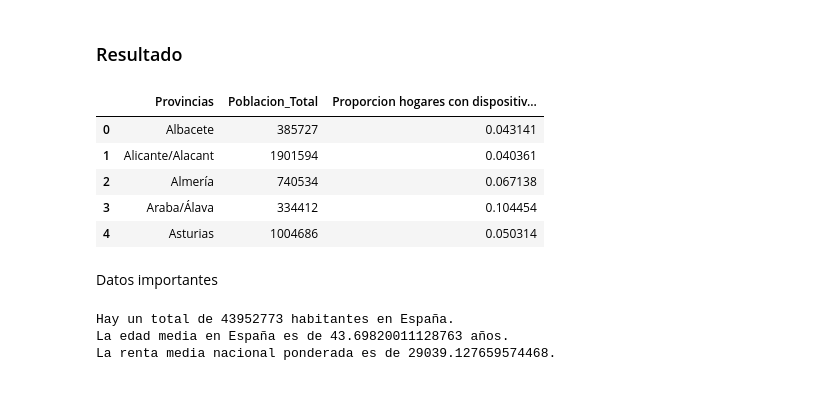
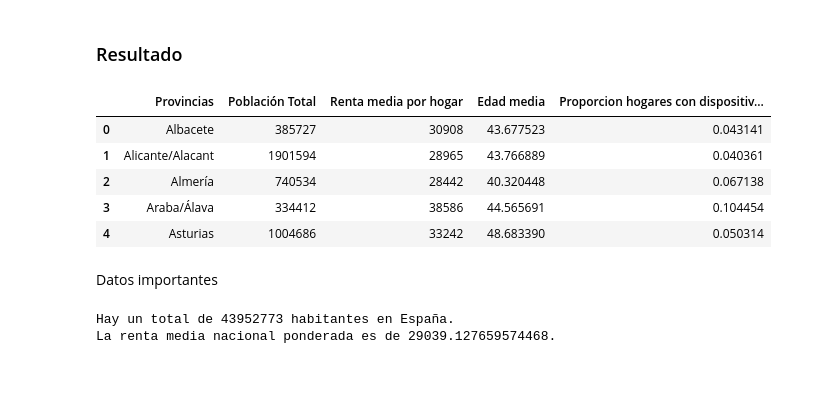
Before and after one commit to elena-17/DataMining-24-25, a Jupyter notebook: src/data_card_1_processing.ipynb, the cells around one changed output. Saved outputs shown, nothing was run; the diff lists cells and outputs as text; code cells hidden in the pictures.

Commit message:
cambios data_card_1

```diff
--- a/src/data_card_1_processing.ipynb
+++ b/src/data_card_1_processing.ipynb
@@ -124,14 +124,30 @@ def obtener_edad_media(grupo):
         # Calcular la edad media del grupo
         return (edad_inferior + edad_superior) / 2
 
-edad_media_nivel_nacional = 0
+# Crear un contenedor para almacenar los resultados de edad media por provincia
+edad_media_por_provincia = []
+# Agrupamos los datos por provincia
+for provincia, grupo in distribucion_edad_df.groupby('Provincias'):
+    edad_media_nivel_provincia = 0
+    poblacion_total_provincia = 0
 
-# Se calcula la edad media nacional
-for index, row in distribucion_edad_df.iterrows():
-    rango_edad = row['Edad (grupos quinquenales)']
-    media_rango = obtener_edad_media(rango_edad)
-    edad_media_nivel_nacional = edad_media_nivel_nacional + (row['Total'] * media_rango)
+    # Calculamos la edad media ponderada para cada grupo quinquenal en la provincia
+    for index, row in grupo.iterrows():
+        rango_edad = row['Edad (grupos quinquenales)']
+        media_rango = obtener_edad_media(rango_edad)
 
-edad_media_nivel_nacional = edad_media_nivel_nacional/poblacion_total_nacional
-print(f"La edad media en España es de {edad_media_nivel_nacional} años.")
+        # Sumar la edad media ponderada por la población
+        edad_media_ponderada = media_rango * row['Total']
+        edad_media_nivel_provincia += edad_media_ponderada
+        poblacion_total_provincia += row['Total']
+
+    # Calcular la edad media real de la provincia
+    edad_media_provincia = edad_media_nivel_provincia / poblacion_total_provincia
+    edad_media_por_provincia.append({'Provincias': provincia, 'Edad media': edad_media_provincia})
+
+# Crear un DataFrame con las provincias y su edad media
+df_edad_media_provincia = pd.DataFrame(edad_media_por_provincia)
+
+# Mostrar el DataFrame con la edad media por provincia
+print(df_edad_media_provincia)
 # %% [output]
@@ -152,3 +186,5 @@ poblacion_total_provincias.head(5)
+# %%
+poblacion_total_provincias = poblacion_total_provincias.rename(columns={'Total': 'Población Total'})
 # %% [markdown]
 <br>
 <br>
@@ -206,3 +244,5 @@ La renta media nacional ponderada es de 29039.127659574468
+# %%
+renta_media_hogar_df = renta_media_hogar_df.rename(columns={'Total': 'Renta media por hogar'})
 # %% [markdown]
 <br>
 <br>
@@ -263,29 +303,27 @@ dispositivos_renovable_df.head(5)
 # %% [markdown]
 ### Resultado
 # %%
-# Unir ambos DataFrames: poblacion_total_provincias, dispositivos_renovable_df
-data_card_1_df = pd.merge(poblacion_total_provincias, dispositivos_renovable_df, on='Provincias')
-# Renombrar las columnas del DataFrame resultante
-data_card_1_df.rename(columns={'Total': 'Poblacion_Total'}, inplace=True)
+# Unir DataFrames
+data_card_1_df = pd.merge(poblacion_total_provincias, renta_media_hogar_df, on='Provincias')
+data_card_1_df = pd.merge(data_card_1_df, df_edad_media_provincia, on='Provincias')
+data_card_1_df = pd.merge(data_card_1_df, dispositivos_renovable_df, on='Provincias')
+
 
 data_card_1_df.head(5)
 # %% [output]
-|  | Provincias | Poblacion_Total | Proporcion hogares con dispositiv... |
-| 0 | Albacete | 385727 | 0.043141 |
-| 1 | Alicante/Alacant | 1901594 | 0.040361 |
-| 2 | Almería | 740534 | 0.067138 |
-| 3 | Araba/Álava | 334412 | 0.104454 |
-| 4 | Asturias | 1004686 | 0.050314 |
+|  | Provincias | Población Total | Renta media por hogar | Edad media | Proporcion hogares con dispositiv... |
+| 0 | Albacete | 385727 | 30908 | 43.677523 | 0.043141 |
+| 1 | Alicante/Alacant | 1901594 | 28965 | 43.766889 | 0.040361 |
+| 2 | Almería | 740534 | 28442 | 40.320448 | 0.067138 |
+| 3 | Araba/Álava | 334412 | 38586 | 44.565691 | 0.104454 |
+| 4 | Asturias | 1004686 | 33242 | 48.683390 | 0.050314 |
 # %% [markdown]
 Datos importantes
 # %%
 print(f"Hay un total de {poblacion_total_nacional} habitantes en España.")
-print(f"La edad media en España es de {edad_media_nivel_nacional} años.")
-
 print(f"La renta media nacional ponderada es de {renta_media_nacional}.")
 # %% [output]
 Hay un total de 43952773 habitantes en España.
-La edad media en España es de 43.69820011128763 años.
 La renta media nacional ponderada es de 29039.127659574468.
 # %% [markdown]
 <br>
```
Also changed, not shown: parts of 12 cells of this notebook, 1 other file.
